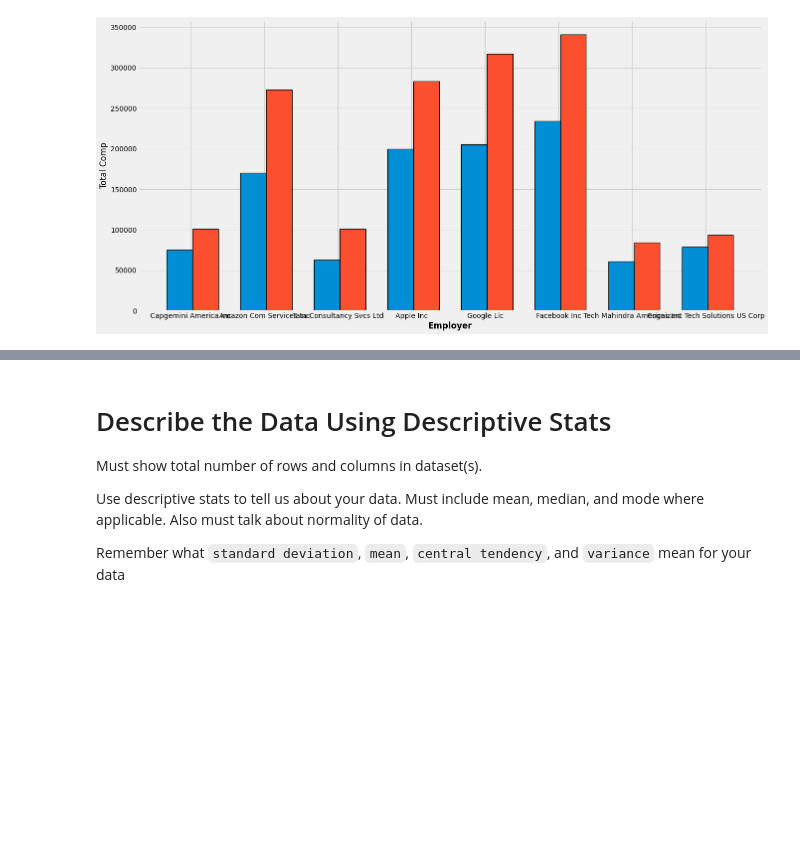
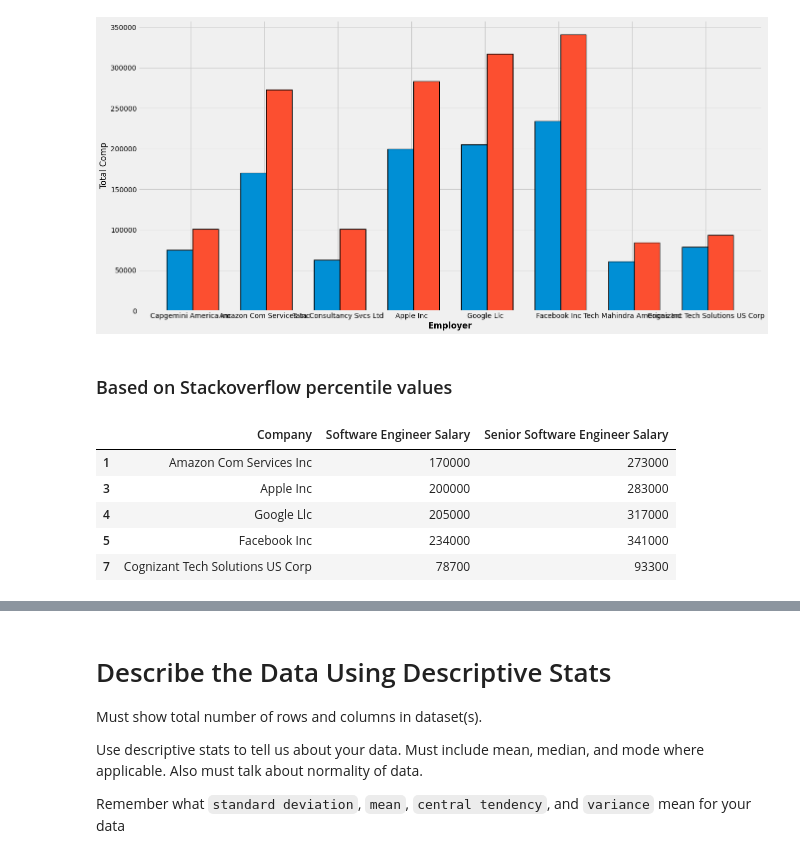
Before and after one commit to prabinspkt/h1b-swe, a Jupyter notebook: Prabin_Sapkota_Miniproject.ipynb, the cells around one changed output, grey strips where cells are left out. Drawn from its saved outputs; the diff is of its cells as text; code cells hidden in the pictures; blank space fills up the shorter version.

```diff
--- a/Prabin_Sapkota_Miniproject.ipynb
+++ b/Prabin_Sapkota_Miniproject.ipynb
@@ -347,7 +347,7 @@ glassdoor_salaries
 # %%
 # Calculate percentile related information for Glassdoor salaries
 
-percentile_17th, percentile_45th, percentile_67th, percentile_95th = find_percentile_details(glassdoor_salaries["Salary"], glassdoor_salaries, "Salary")
+gd_percentile_17th, gd_percentile_45th, gd_percentile_67th, gd_percentile_95th = find_percentile_details(glassdoor_salaries["Salary"], glassdoor_salaries, "Salary")
 # %% [output]
 Percentile 17:  78994.93
 Percentile 45:  89936.6
@@ -412,8 +414,8 @@ We will manually check LinkedIn Salaries for the average salaries of Software En
 
 Since this was done manually, I have tried to make all the salaries of consistent standard across all companies. This is why I eliminated Accenture Llp and Deloitte Consulting Llp because I could not find consistent data for them.
 # %%
-top_h1b_linked_salaries = pd.read_csv("linkedin_software_engineer_salaries.csv")
-top_h1b_linked_salaries
+top_h1b_linkedin_salaries = pd.read_csv("linkedin_software_engineer_salaries.csv")
+top_h1b_linkedin_salaries
 # %% [output]
 |  | Company | Software Engineer Salary | Senior Software Engineer Salary |
 | 0 | Capgemini America Inc | 75000 | 101000 |
@@ -449,3 +451,16 @@ plt.xticks([r + 0.15 for r in range(len(top_h1b_linked_salaries["Company"]))], t
 plt.show()
 # %% [output]
 [figure]
+# %% [markdown]
+### Based on Stackoverflow percentile values
+# %%
+# Companies meeting 17th percentile salaries for entry level SWEs
+entry_level_17 = top_h1b_linkedin_salaries[top_h1b_linkedin_salaries["Software Engineer Salary"] > percentile_17th]
+entry_level_17
+# %% [output]
+|  | Company | Software Engineer Salary | Senior Software Engineer Salary |
+| 1 | Amazon Com Services Inc | 170000 | 273000 |
+| 3 | Apple Inc | 200000 | 283000 |
+| 4 | Google Llc | 205000 | 317000 |
+| 5 | Facebook Inc | 234000 | 341000 |
+| 7 | Cognizant Tech Solutions US Corp | 78700 | 93300 |
```
Also changed, not shown: parts of 11 cells of this notebook, 1 other file.
